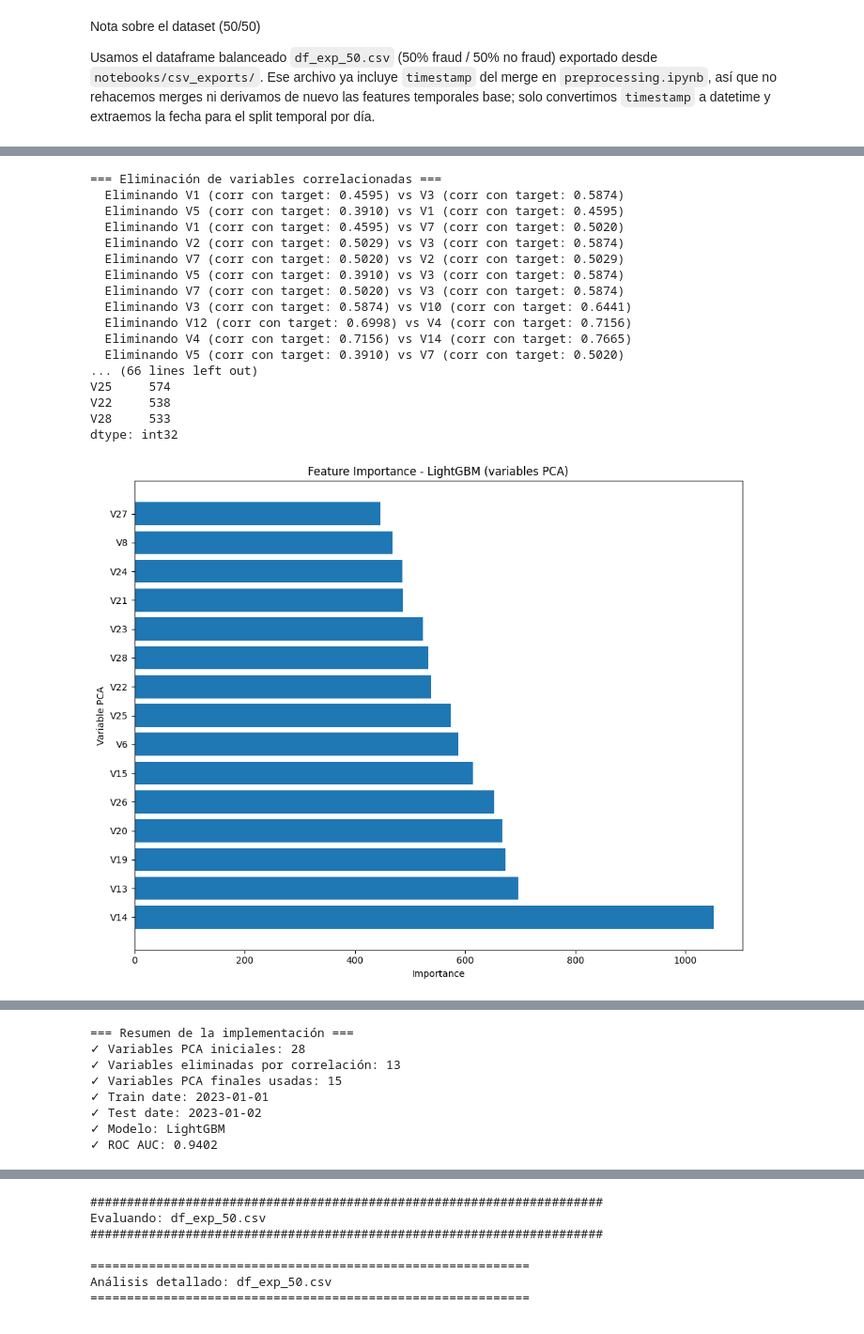
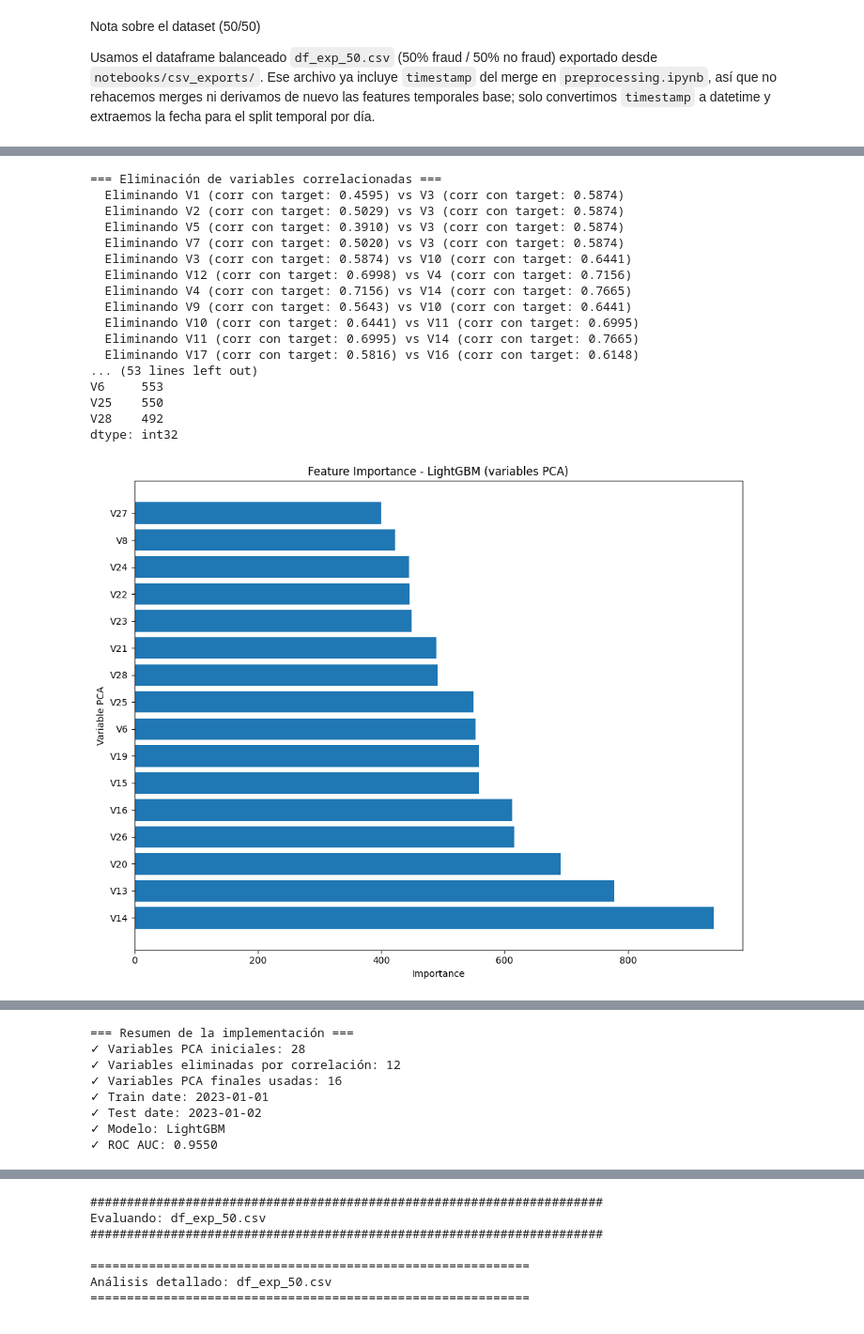
Before and after one commit to enicaking/bluetab-uc3m-project-repo, a Jupyter notebook: notebooks/modeling2.ipynb, the cells around one changed output, grey strips where cells are left out. Shown at 94% size. Saved outputs shown, nothing was run; the diff lists cells and outputs as text; code cells hidden in the pictures.

Commit message:
Split temporal + PCA variable selection + precision LightGBM all df

```diff
--- a/notebooks/modeling2.ipynb
+++ b/notebooks/modeling2.ipynb
@@ -153,12 +234,9 @@ import numpy as np
 
 from lightgbm import LGBMClassifier
 from sklearn.metrics import classification_report, confusion_matrix, roc_auc_score, roc_curve
-from imblearn.over_sampling import SMOTE
-from collections import Counter
+
 
 # Cargar el dataframe completo desde preprocessing que ya tiene timestamp
-# (según preprocessing.ipynb, df_exp_50.csv ya incluye timestamp del merge con time_table)
-# Los CSV están en notebooks/csv_exports/
 CSV_EXPORTS = Path().resolve() / "csv_exports"
 df_full = pd.read_csv(CSV_EXPORTS / "df_exp_50.csv")
 print(f"Dataframe completo cargado: {df_full.shape}")
@@ -277,7 +355,7 @@ high_corr_pairs: List[Tuple[str, str, float]] = []
 
 for i in range(len(corr_matrix.columns)):
     for j in range(i+1, len(corr_matrix.columns)):
-        if corr_matrix.iloc[i, j] >= threshold: # type: ignore
+        if corr_matrix.iloc[i, j] >= threshold:  # type: ignore
             high_corr_pairs.append((
                 str(corr_matrix.columns[i]),
                 str(corr_matrix.columns[j]),
@@ -326,30 +404,34 @@ plt.show()
 # =============================
 # 5. Eliminar variables correlacionadas
 # =============================
-
 print("\n=== Eliminación de variables correlacionadas ===")
 
-# Estrategia: Para cada par correlacionado, mantener la variable con mayor correlación con el target
 vars_to_remove: set[str] = set()
+vars_considered: set[str] = set(available_pca_vars)  # las que seguimos “vivas”
 
 for var1, var2, corr_val in high_corr_pairs:
+    # Si alguna de las dos ya está eliminada, saltamos este par
+    if var1 in vars_to_remove or var2 in vars_to_remove:
+        continue
+
     corr1_with_target = abs(float(target_corr[var1]))
     corr2_with_target = abs(float(target_corr[var2]))
 
     if corr1_with_target >= corr2_with_target:
+        # Nos quedamos con var1, eliminamos var2
         vars_to_remove.add(var2)
         print(
             f"  Eliminando {var2} (corr con target: {corr2_with_target:.4f}) "
             f"vs {var1} (corr con target: {corr1_with_target:.4f})"
         )
     else:
+        # Nos quedamos con var2, eliminamos var1
         vars_to_remove.add(var1)
         print(
             f"  Eliminando {var1} (corr con target: {corr1_with_target:.4f}) "
             f"vs {var2} (corr con target: {corr2_with_target:.4f})"
         )
 
-# Variables finales a usar
 final_pca_vars = [var for var in available_pca_vars if var not in vars_to_remove]
 
 print(f"\nVariables PCA iniciales: {len(available_pca_vars)}")
@@ -384,27 +466,24 @@ if train_date is not None and test_date is not None and 'date' in df_pca_final.c
     print(f"  Shape: {X_train_temp.shape}")
     print(f"  Clase 0: {(y_train_temp == 0).sum()}")
     print(f"  Clase 1: {(y_train_temp == 1).sum()}")
-    if len(y_train_temp) > 0: # type: ignore
-        print(f"  % Fraude: {(y_train_temp == 1).sum() / len(y_train_temp) * 100:.2f}%") # type: ignore
+    if len(y_train_temp) > 0:  # type: ignore
+        print(f"  % Fraude: {(y_train_temp == 1).sum() / len(y_train_temp) * 100:.2f}%")  # type: ignore
 
     print(f"\nTest set - Día: {test_date}")
     print(f"  Shape: {X_test_temp.shape}")
     print(f"  Clase 0: {(y_test_temp == 0).sum()}")
     print(f"  Clase 1: {(y_test_temp == 1).sum()}")
-    if len(y_test_temp) > 0: # type: ignore
-        print(f"  % Fraude: {(y_test_temp == 1).sum() / len(y_test_temp) * 100:.2f}%") # type: ignore
+    if len(y_test_temp) > 0:  # type: ignore
+        print(f"  % Fraude: {(y_test_temp == 1).sum() / len(y_test_temp) * 100:.2f}%")  # type: ignore
 
-    # Aplicar SMOTE solo al train
-    print("\n=== Aplicando SMOTE al train set ===")
-    print(f"Antes de SMOTE: {Counter(y_train_temp)}") # type: ignore
-
-    smote = SMOTE(random_state=42)
-    X_train_res_temp, y_train_res_temp = smote.fit_resample(X_train_temp, y_train_temp) # type: ignore
-
-    print(f"Después de SMOTE: {Counter(y_train_res_temp)}")
+    # SIN SMOTE: usamos directamente el train original
+    print("\n=== Train set sin SMOTE ===")
+    print(y_train_temp.value_counts())
+    X_train_res_temp = X_train_temp
+    y_train_res_temp = y_train_temp
 
 else:
-    print("⚠️ No se pudo hacer split temporal. Usando split aleatorio como fallback.")
+    print("No se pudo hacer split temporal. Usando split aleatorio como fallback.")
     X_all = df_pca_final.loc[:, final_pca_vars].copy()
     y_all = df_pca_final.loc[:, 'Class'].copy()
 
@@ -420,9 +499,11 @@ else:
         split_result,
     )
 
-    # Aplicar SMOTE
-    smote = SMOTE(random_state=42)
-    X_train_res_temp, y_train_res_temp = smote.fit_resample(X_train_temp, y_train_temp) # type: ignore
+    # SIN SMOTE también aquí
+    print("\n=== Train set sin SMOTE (split aleatorio) ===")
+    print(y_train_temp.value_counts())
+    X_train_res_temp = X_train_temp
+    y_train_res_temp = y_train_temp
 
 # =============================
 # 7. Entrenamiento con LightGBM
@@ -444,15 +525,15 @@ lgb_model_pca.fit(X_train_res_temp, y_train_res_temp)
 
 # Predicciones
 y_pred_lgb_pca = lgb_model_pca.predict(X_test_temp)
-y_proba_lgb_pca = lgb_model_pca.predict_proba(X_test_temp)[:, 1] # type: ignore
+y_proba_lgb_pca = lgb_model_pca.predict_proba(X_test_temp)[:, 1]  # type: ignore
 
 # Métricas
 print("\n===== LightGBM (PCA variables, split temporal) =====")
-print(classification_report(y_test_temp, y_pred_lgb_pca)) # type: ignore
+print(classification_report(y_test_temp, y_pred_lgb_pca))  # type: ignore
 print(f"ROC AUC: {roc_auc_score(y_test_temp, y_proba_lgb_pca):.4f}")
 
 # Matriz de confusión
-cm = confusion_matrix(y_test_temp, y_pred_lgb_pca) # type: ignore
+cm = confusion_matrix(y_test_temp, y_pred_lgb_pca)  # type: ignore
 print("\nMatriz de confusión:")
 print(cm)
 
@@ -502,39 +583,39 @@ if train_date is not None and test_date is not None:
 print(f"✓ Modelo: LightGBM")
 print(f"✓ ROC AUC: {roc_auc_score(y_test_temp, y_proba_lgb_pca):.4f}")
 # %% [output]
 Dataframe completo cargado: (500000, 74)
 Columnas disponibles: ['V1', 'V2', 'V3', 'V4', 'V5', 'V6', 'V7', 'V8', 'V9', 'V10']...
 ✓ Columna 'timestamp' encontrada
 
 === Análisis de días únicos ===
 Número de días únicos: 2
 
 Distribución de transacciones por día:
 timestamp
 2023-01-01    268188
 2023-01-02    231812
 Name: count, dtype: int64
 ... (69 lines left out)
 V13                0.033339
 V25                0.018058
 V22                0.013305
 V23                0.006625
 [figure]
 === Eliminación de variables correlacionadas ===
   Eliminando V1 (corr con target: 0.4595) vs V3 (corr con target: 0.5874)
-  Eliminando V5 (corr con target: 0.3910) vs V1 (corr con target: 0.4595)
-  Eliminando V1 (corr con target: 0.4595) vs V7 (corr con target: 0.5020)
   Eliminando V2 (corr con target: 0.5029) vs V3 (corr con target: 0.5874)
-  Eliminando V7 (corr con target: 0.5020) vs V2 (corr con target: 0.5029)
   Eliminando V5 (corr con target: 0.3910) vs V3 (corr con target: 0.5874)
   Eliminando V7 (corr con target: 0.5020) vs V3 (corr con target: 0.5874)
   Eliminando V3 (corr con target: 0.5874) vs V10 (corr con target: 0.6441)
   Eliminando V12 (corr con target: 0.6998) vs V4 (corr con target: 0.7156)
   Eliminando V4 (corr con target: 0.7156) vs V14 (corr con target: 0.7665)
-  Eliminando V5 (corr con target: 0.3910) vs V7 (corr con target: 0.5020)
-... (66 lines left out)
-V25     574
-V22     538
-V28     533
+  Eliminando V9 (corr con target: 0.5643) vs V10 (corr con target: 0.6441)
+  Eliminando V10 (corr con target: 0.6441) vs V11 (corr con target: 0.6995)
+  Eliminando V11 (corr con target: 0.6995) vs V14 (corr con target: 0.7665)
+  Eliminando V17 (corr con target: 0.5816) vs V16 (corr con target: 0.6148)
+... (53 lines left out)
+V6     553
+V25    550
+V28    492
 dtype: int32
-[figure, old version]
+[figure, new version]
@@ -542,8 +623,8 @@ dtype: int32
 === Resumen de la implementación ===
 ✓ Variables PCA iniciales: 28
-✓ Variables eliminadas por correlación: 13
-✓ Variables PCA finales usadas: 15
+✓ Variables eliminadas por correlación: 12
+✓ Variables PCA finales usadas: 16
 ✓ Train date: 2023-01-01
 ✓ Test date: 2023-01-02
 ✓ Modelo: LightGBM
-✓ ROC AUC: 0.9402
+✓ ROC AUC: 0.9550
```
Also changed, not shown: parts of 10 cells of this notebook, 1 other file.
